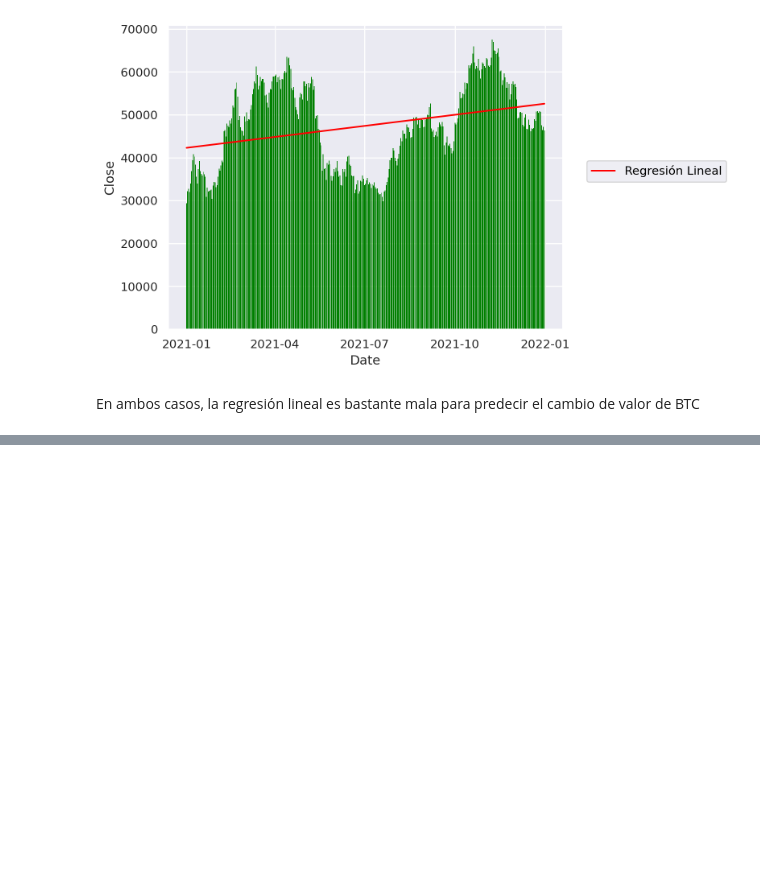
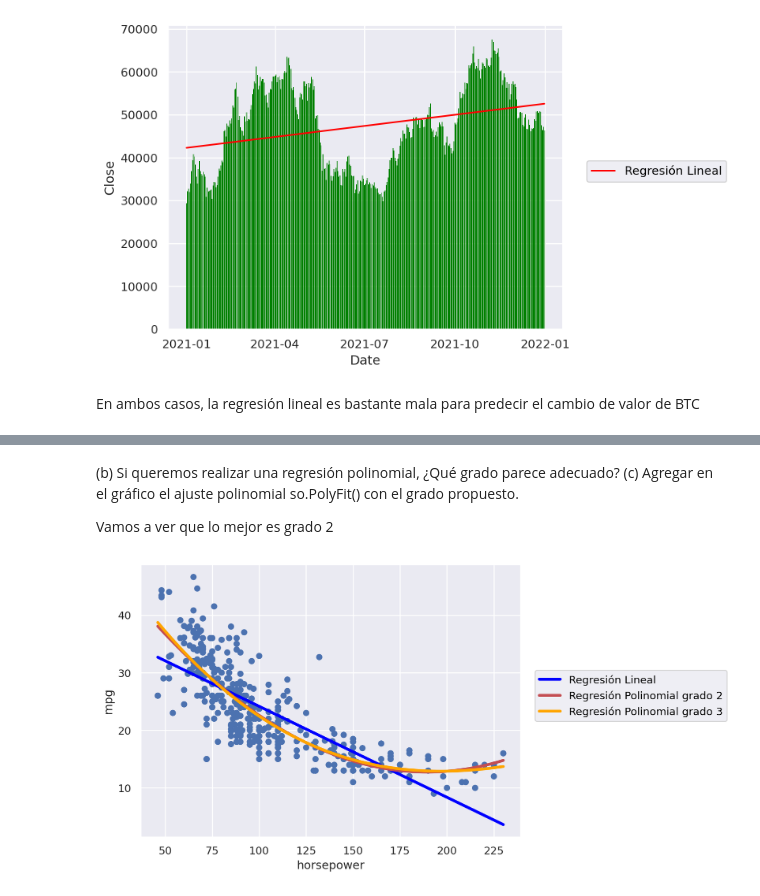
Before and after one commit to LucaChicconi/_labodatos, a Jupyter notebook: practica4.ipynb, the cells around one changed output, grey strips where cells are left out. Drawn from its saved outputs; the diff is of its cells as text; code cells hidden in the pictures; blank space fills up the shorter version.

```diff
--- a/practica4.ipynb
+++ b/practica4.ipynb
@@ -315,0 +442,15 @@ En ambos casos, la regresión lineal es bastante mala para predecir el cambio de
+# %% [markdown]
+(b) Si queremos realizar una regresión polinomial, ¿Qué grado parece adecuado?
+(c) Agregar en el gráfico el ajuste polinomial so.PolyFit() con el grado propuesto.
+
+Vamos a ver que lo mejor es grado 2
+# %%
+(
+    so.Plot(data, x=data['horsepower'], y='mpg')
+    .add(so.Dot())
+    .add(so.Line(color='blue', linewidth=3),so.PolyFit(1),label ='Regresión Lineal')
+    .add(so.Line(color='r', linewidth=3), so.PolyFit(2),label = 'Regresión Polinomial grado 2')
+    .add(so.Line(color='orange', linewidth=3), so.PolyFit(3), label = 'Regresión Polinomial grado 3')
+)
+# %% [output]
+[figure, added]
```
Also changed, not shown: parts of 38 cells of this notebook, 3 other files.
